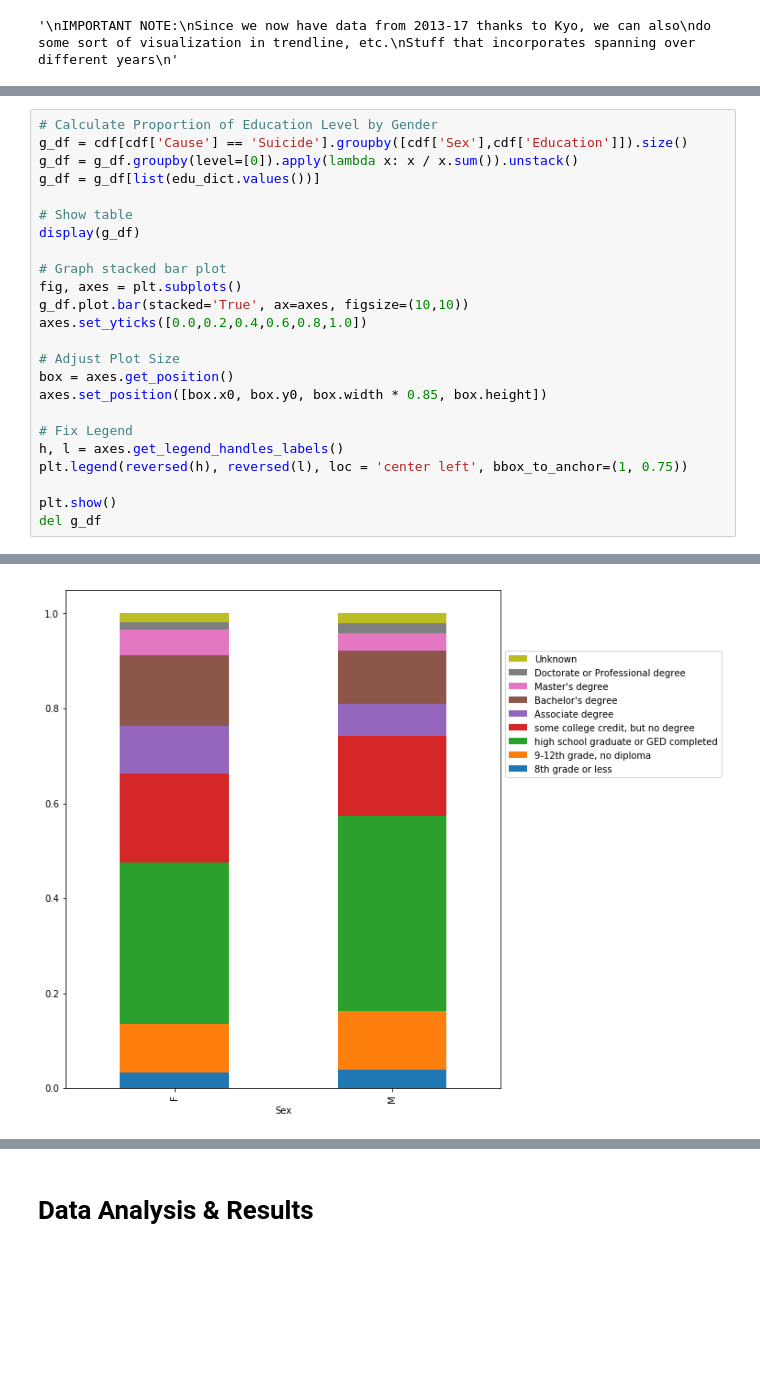
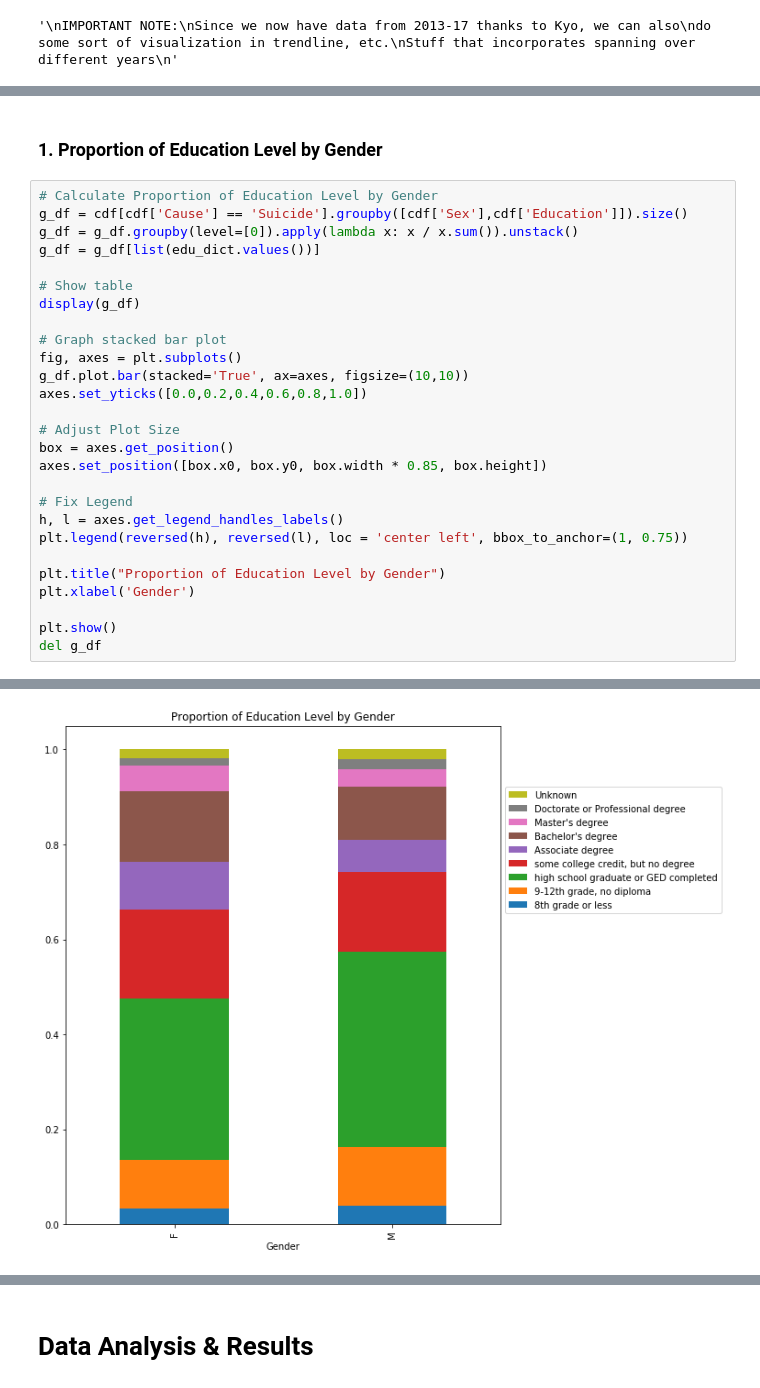
Before and after one commit to WeilunY/COGS108_Project, a Jupyter notebook: FinalProject.ipynb, the cells around one changed output, grey strips where cells are left out. Saved outputs shown, nothing was run; the diff lists cells and outputs as text; blank space fills up the shorter version.

```diff
--- a/FinalProject.ipynb
+++ b/FinalProject.ipynb
@@ -572,30 +641,35 @@ del df_n
+# %% [markdown]
+### 1. Proportion of Education Level by Gender
 # %%
 # Calculate Proportion of Education Level by Gender
 g_df = cdf[cdf['Cause'] == 'Suicide'].groupby([cdf['Sex'],cdf['Education']]).size()
 g_df = g_df.groupby(level=[0]).apply(lambda x: x / x.sum()).unstack()
 g_df = g_df[list(edu_dict.values())]
 
 # Show table
 display(g_df)
 
 # Graph stacked bar plot
 fig, axes = plt.subplots()
 g_df.plot.bar(stacked='True', ax=axes, figsize=(10,10))
 axes.set_yticks([0.0,0.2,0.4,0.6,0.8,1.0])
 
 # Adjust Plot Size
 box = axes.get_position()
 axes.set_position([box.x0, box.y0, box.width * 0.85, box.height])
 
 # Fix Legend
 h, l = axes.get_legend_handles_labels()
 plt.legend(reversed(h), reversed(l), loc = 'center left', bbox_to_anchor=(1, 0.75))
 
+plt.title("Proportion of Education Level by Gender")
+plt.xlabel('Gender')
+
 plt.show()
 del g_df
 # %% [output]
 | Education | 8th grade or less | 9-12th grade, no diploma | high school graduate or GED compl... | some college credit, but no degree | ... |
 | Sex |  |  |  |  | ... |
 | F | 0.032362 | 0.103748 | 0.340074 | 0.187593 | ... |
 | M | 0.039821 | 0.123022 | 0.411501 | 0.168102 | ... |
-[figure, old version]
+[figure, new version]
```
Also changed, not shown: parts of 27 cells of this notebook.
